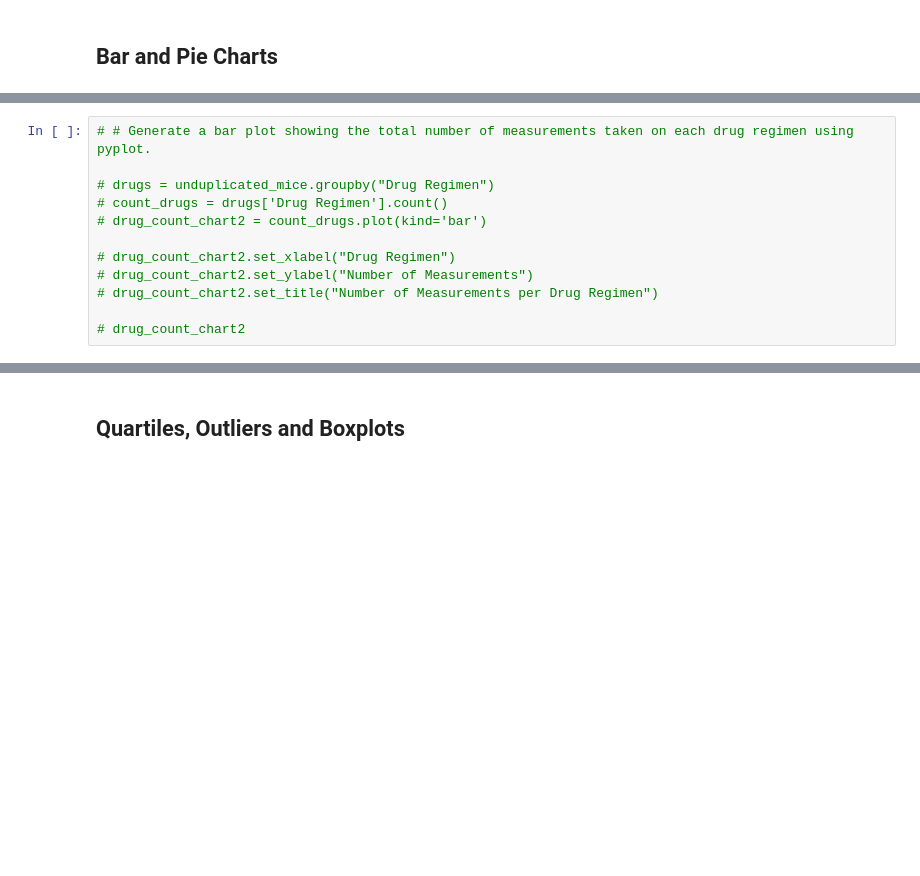
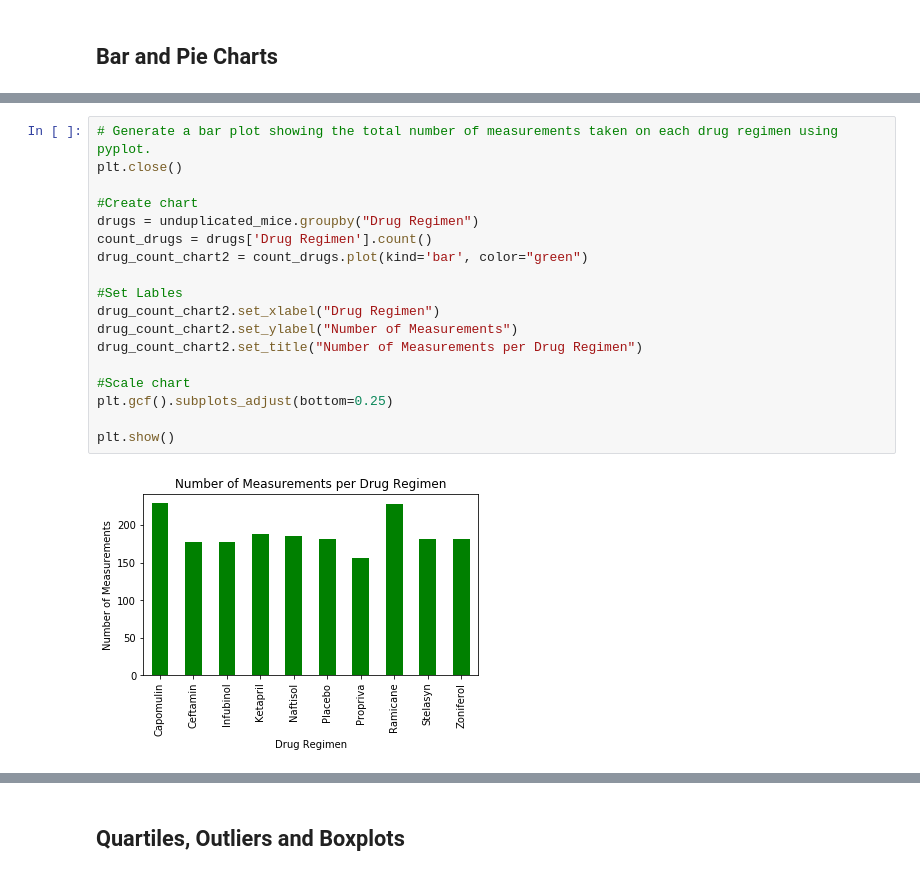
Before and after one commit to kflores56/Pharmaceutical-Analysis, a Jupyter notebook: Pymaceuticals/pymaceuticals_starter.ipynb, the cells around one changed output, grey strips where cells are left out. Drawn from its saved outputs; the diff is of its cells as text; blank space fills up the shorter version.

```diff
--- a/Pymaceuticals/pymaceuticals_starter.ipynb
+++ b/Pymaceuticals/pymaceuticals_starter.ipynb
@@ -167,12 +167,20 @@ Text(0, 0.5, 'Number of Measurements')
 # %%
-# # Generate a bar plot showing the total number of measurements taken on each drug regimen using pyplot.
+# Generate a bar plot showing the total number of measurements taken on each drug regimen using pyplot.
+plt.close()
 
-# drugs = unduplicated_mice.groupby("Drug Regimen")
-# count_drugs = drugs['Drug Regimen'].count()
-# drug_count_chart2 = count_drugs.plot(kind='bar')
+#Create chart
+drugs = unduplicated_mice.groupby("Drug Regimen")
+count_drugs = drugs['Drug Regimen'].count()
+drug_count_chart2 = count_drugs.plot(kind='bar', color="green")
 
-# drug_count_chart2.set_xlabel("Drug Regimen")
-# drug_count_chart2.set_ylabel("Number of Measurements")
-# drug_count_chart2.set_title("Number of Measurements per Drug Regimen")
+#Set Lables
+drug_count_chart2.set_xlabel("Drug Regimen")
+drug_count_chart2.set_ylabel("Number of Measurements")
+drug_count_chart2.set_title("Number of Measurements per Drug Regimen")
 
-# drug_count_chart2
+#Scale chart
+plt.gcf().subplots_adjust(bottom=0.25)
+
+plt.show()
+# %% [output]
+[figure, added]
```
Also changed, not shown: parts of 5 cells of this notebook.
